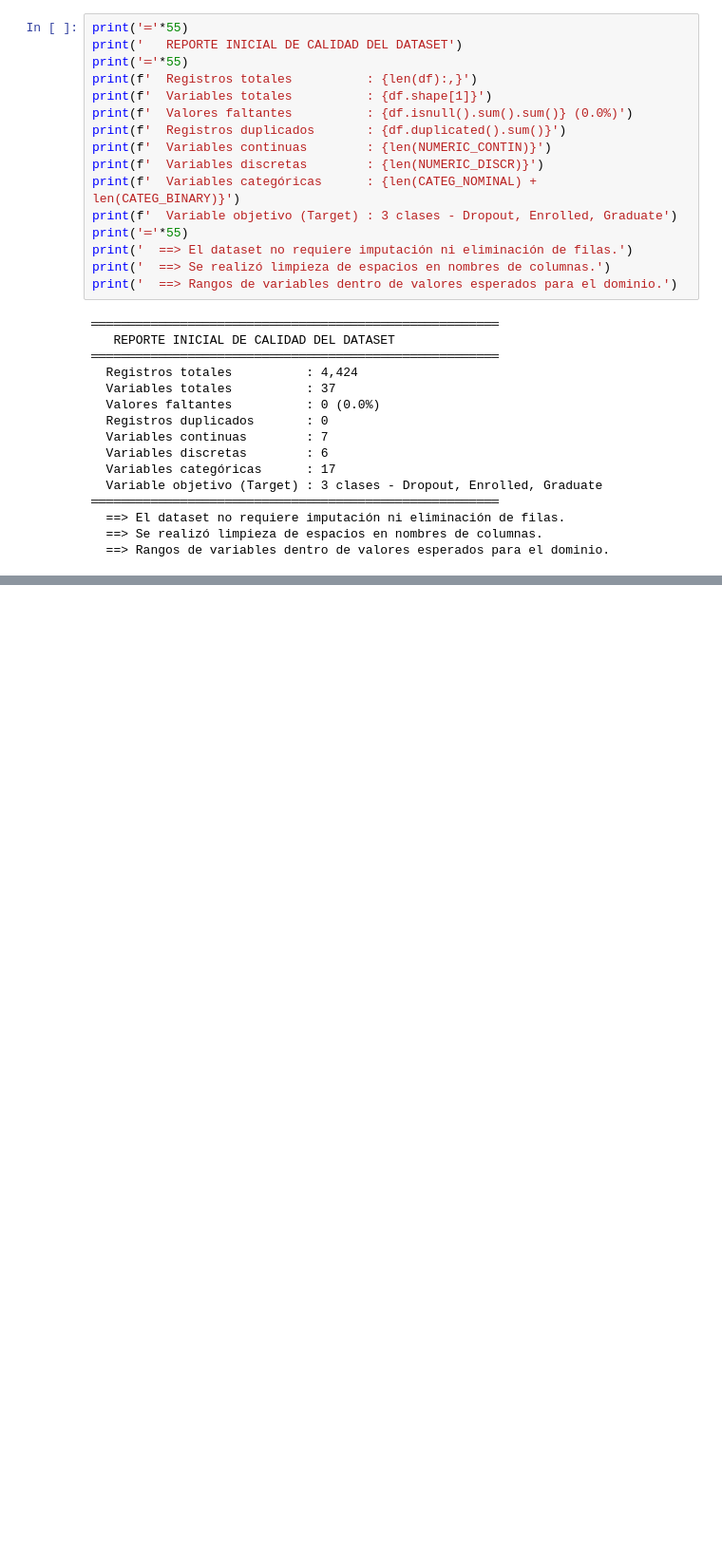
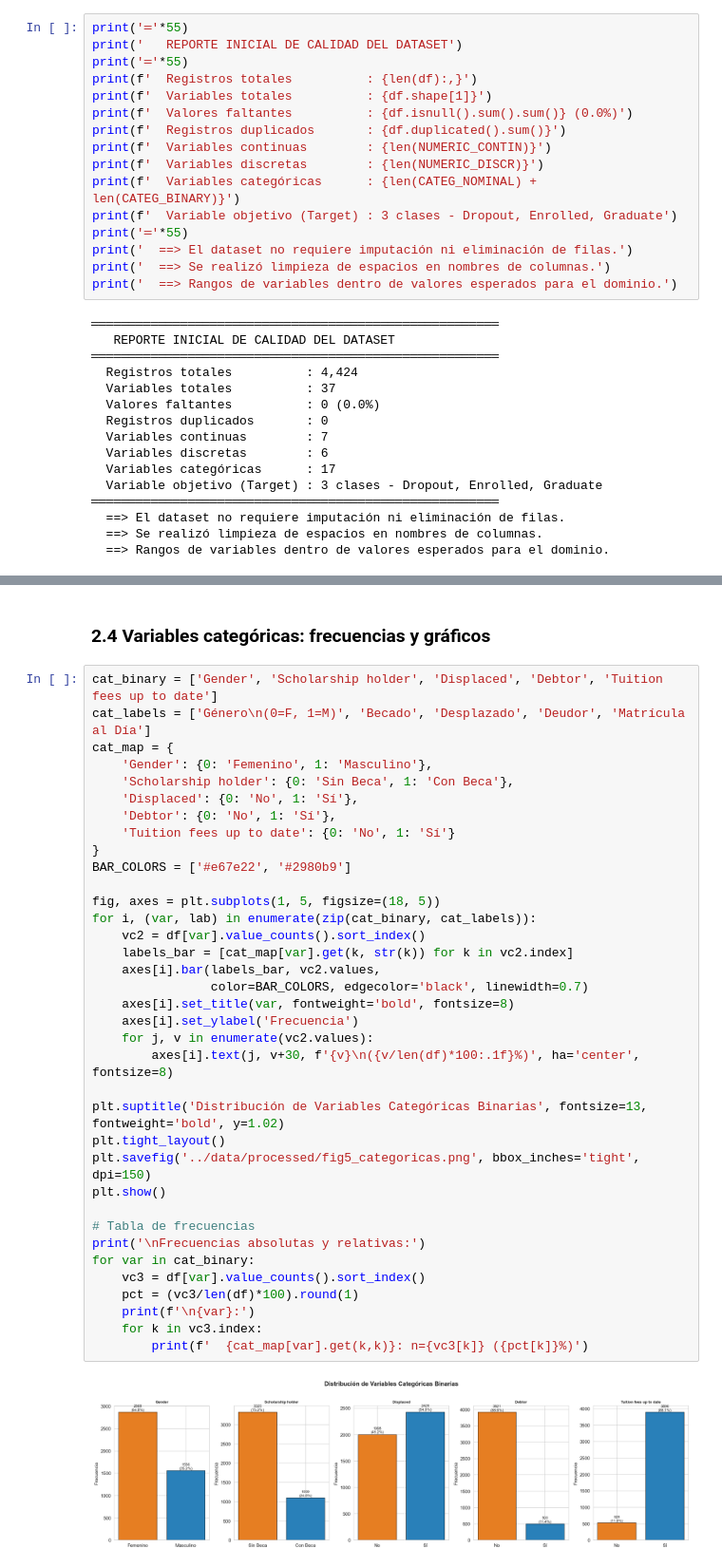
Before and after one commit to dark452/mcdi501-grupo1, a Jupyter notebook: notebooks/F2.ipynb, the cells around one changed output, grey strips where cells are left out. Shown at 95% size. Saved outputs shown, nothing was run; the diff lists cells and outputs as text; blank space fills up the shorter version.

```diff
--- a/notebooks/F2.ipynb
+++ b/notebooks/F2.ipynb
@@ -222,0 +332,40 @@ print('  ==> Rangos de variables dentro de valores esperados para el dominio.')
+# %% [markdown]
+### 2.4 Variables categóricas: frecuencias y gráficos
+# %%
+cat_binary = ['Gender', 'Scholarship holder', 'Displaced', 'Debtor', 'Tuition fees up to date']
+cat_labels = ['Género\n(0=F, 1=M)', 'Becado', 'Desplazado', 'Deudor', 'Matrícula al Día']
+cat_map = {
+    'Gender': {0: 'Femenino', 1: 'Masculino'},
+    'Scholarship holder': {0: 'Sin Beca', 1: 'Con Beca'},
+    'Displaced': {0: 'No', 1: 'Sí'},
+    'Debtor': {0: 'No', 1: 'Sí'},
+    'Tuition fees up to date': {0: 'No', 1: 'Sí'}
+}
+BAR_COLORS = ['#e67e22', '#2980b9']
+
+fig, axes = plt.subplots(1, 5, figsize=(18, 5))
+for i, (var, lab) in enumerate(zip(cat_binary, cat_labels)):
+    vc2 = df[var].value_counts().sort_index()
+    labels_bar = [cat_map[var].get(k, str(k)) for k in vc2.index]
+    axes[i].bar(labels_bar, vc2.values,
+                color=BAR_COLORS, edgecolor='black', linewidth=0.7)
+    axes[i].set_title(var, fontweight='bold', fontsize=8)
+    axes[i].set_ylabel('Frecuencia')
+    for j, v in enumerate(vc2.values):
+        axes[i].text(j, v+30, f'{v}\n({v/len(df)*100:.1f}%)', ha='center', fontsize=8)
+
+plt.suptitle('Distribución de Variables Categóricas Binarias', fontsize=13, fontweight='bold', y=1.02)
+plt.tight_layout()
+plt.savefig('../data/processed/fig5_categoricas.png', bbox_inches='tight', dpi=150)
+plt.show()
+
+# Tabla de frecuencias
+print('\nFrecuencias absolutas y relativas:')
+for var in cat_binary:
+    vc3 = df[var].value_counts().sort_index()
+    pct = (vc3/len(df)*100).round(1)
+    print(f'\n{var}:')
+    for k in vc3.index:
+        print(f'  {cat_map[var].get(k,k)}: n={vc3[k]} ({pct[k]}%)')
+# %% [output]
+[figure, added]
```
Also changed, not shown: parts of 17 cells of this notebook, 5 other files.
